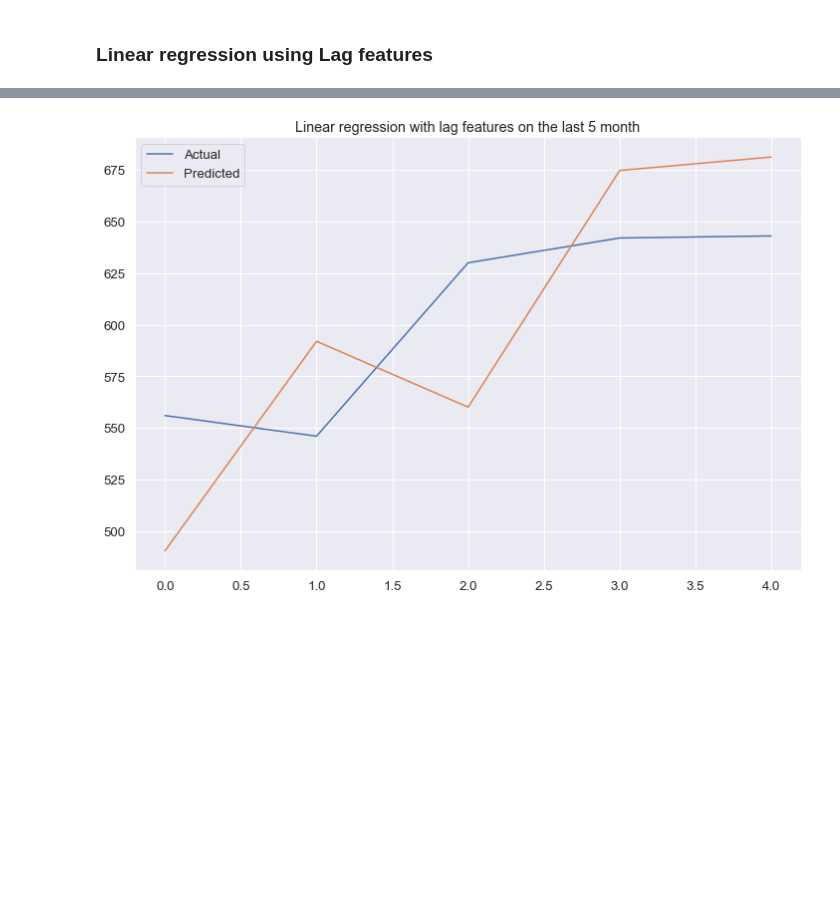
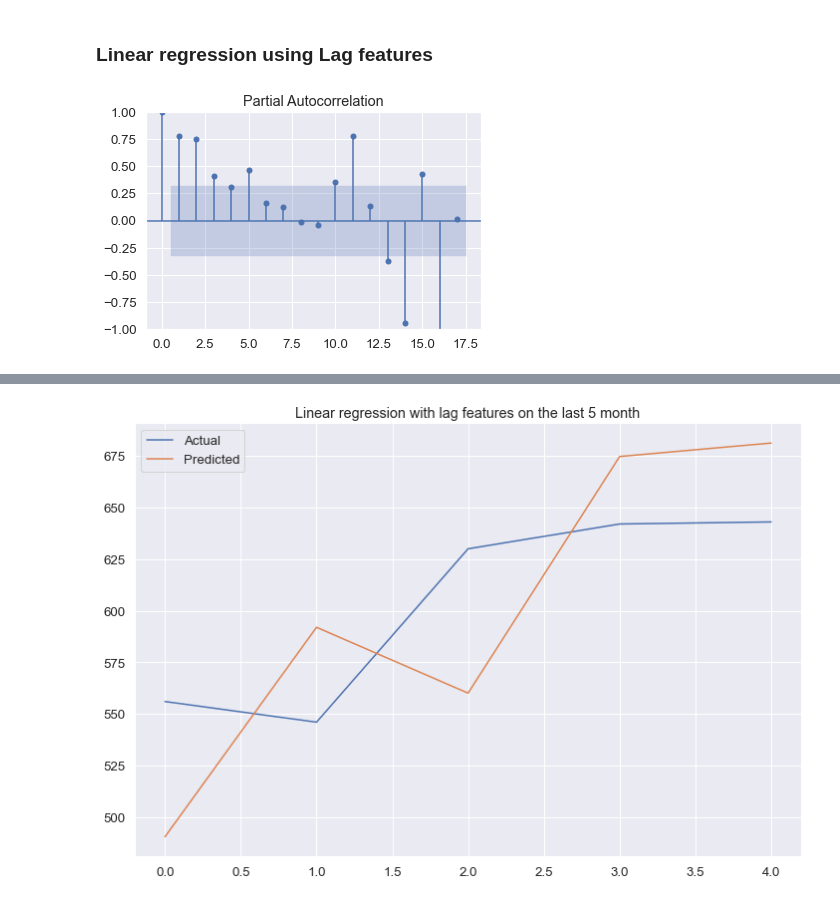
Before and after one commit to Dosann/Time-series-forecast, a Jupyter notebook: shipment_forecast.ipynb, the cells around one changed output, grey strips where cells are left out. Cells and saved outputs as stored; diff of their text form; code cells hidden in the pictures; blank space fills up the shorter version.

```diff
--- a/shipment_forecast.ipynb
+++ b/shipment_forecast.ipynb
@@ -344,0 +426,5 @@ plt.show()
+# %%
+plot_pacf(data.Sales,lags=17, method='ols')
+plt.show()
+# %% [output]
+[figure, added]
```
Also changed, not shown: parts of 33 cells of this notebook.
